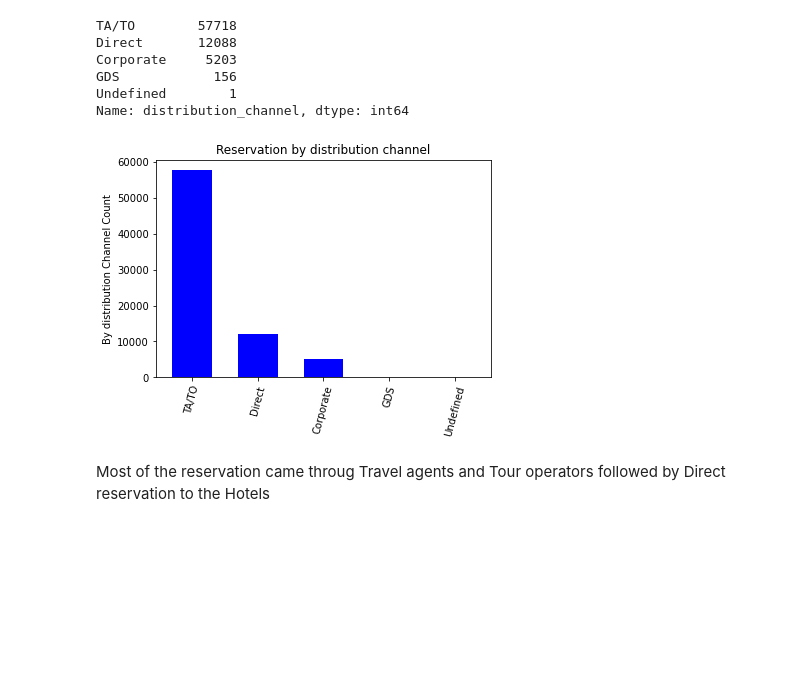
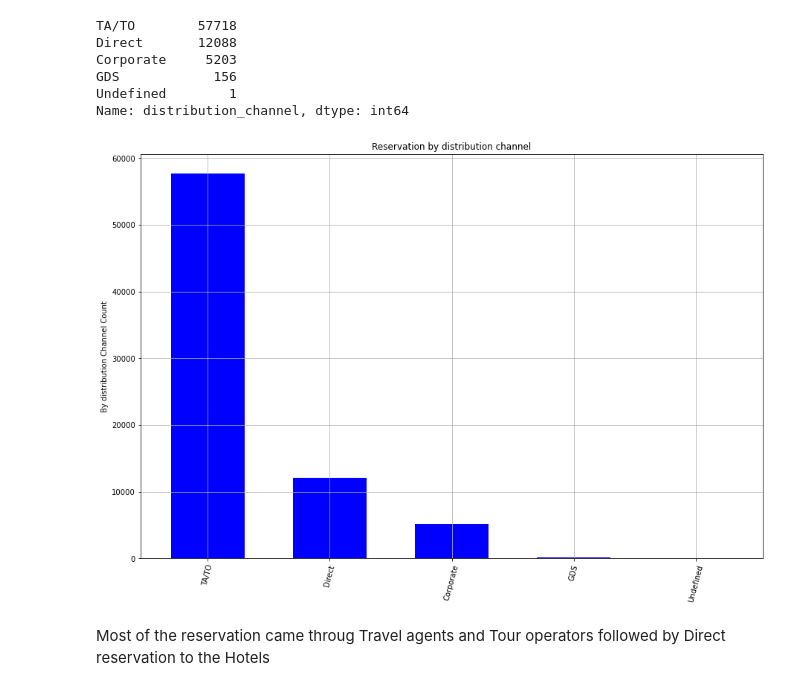
Before and after one commit to carlosmendozaj/Project_Booking_Demand, a Jupyter notebook: Hotel Demand.ipynb, the cells around one changed output. Cells and saved outputs as stored; diff of their text form; code cells hidden in the pictures; blank space fills up the shorter version.

Commit message:
Proyect - Bar plot and fixes for questions applied

```diff
--- a/Hotel Demand.ipynb
+++ b/Hotel Demand.ipynb
@@ -154,12 +153,14 @@ GDS            156
 Undefined        1
 Name: distribution_channel, dtype: int64
 # %%
+plt.figure(figsize=(15, 10))
 DistChannel_plot = by_distChannel.plot(kind='bar', rot=75, color = "b", title="Reservation by distribution channel", width= .6)
 
 DistChannel_plot.set_ylabel("By distribution Channel Count")
+plt.grid()
 plt.show()
 # %% [output]
-[figure, old version]
+[figure, new version]
 # %% [markdown]
 Most of the reservation came throug Travel agents and Tour operators followed by Direct reservation to the Hotels
 # %%
```
Also changed, not shown: parts of 35 cells of this notebook, 1 other file.
